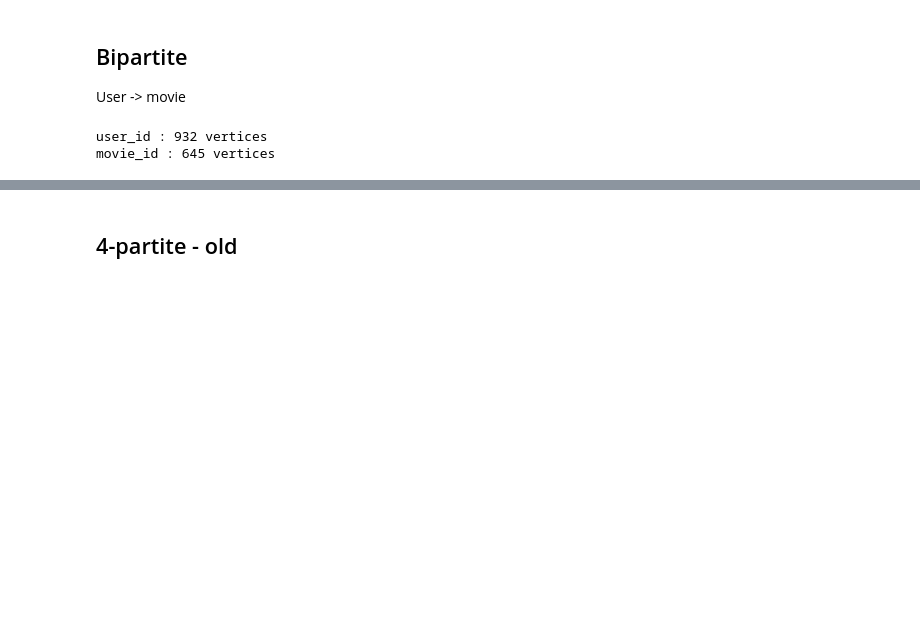
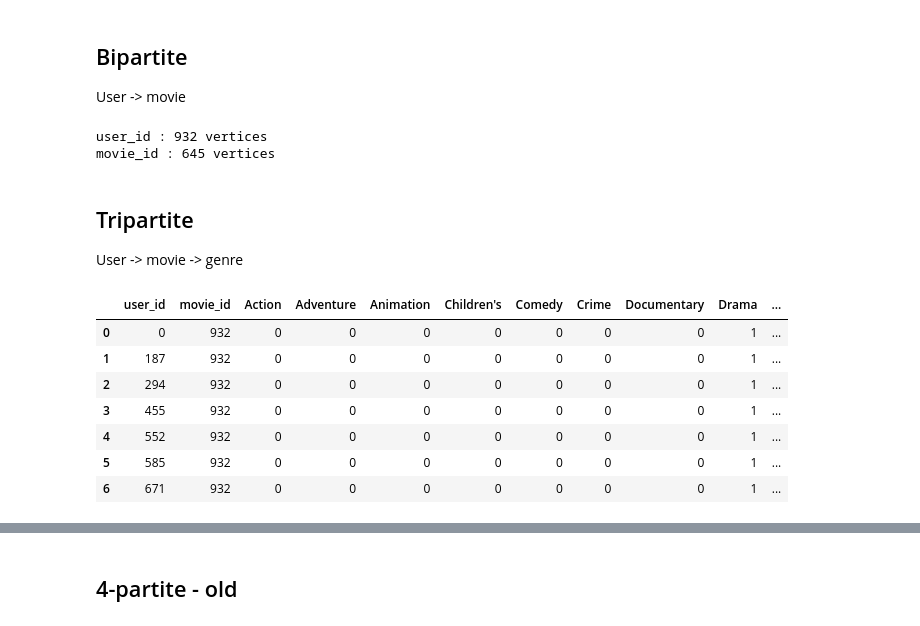
Before and after one commit to renatasarmet/mfbn, a Jupyter notebook: notebooks/exploring_movies_lens_100k.ipynb, the cells around one changed output, grey strips where cells are left out. Saved outputs shown, nothing was run; the diff lists cells and outputs as text; code cells hidden in the pictures; blank space fills up the shorter version.

```diff
--- a/notebooks/exploring_movies_lens_100k.ipynb
+++ b/notebooks/exploring_movies_lens_100k.ipynb
@@ -289,3 +297,17 @@ generate_all_files(ratings_small_a, filepath)
 # %% [output]
 user_id : 932 vertices
 movie_id : 645 vertices
+# %% [markdown]
+## Tripartite
+User -> movie -> genre
+# %%
+ratings_small_a[ratings_small_a.movie_id==932]
+# %% [output]
+|  | user_id | movie_id | Action | Adventure | Animation | Children's | Comedy | Crime | Documentary | Drama | ... |
+| 0 | 0 | 932 | 0 | 0 | 0 | 0 | 0 | 0 | 0 | 1 | ... |
+| 1 | 187 | 932 | 0 | 0 | 0 | 0 | 0 | 0 | 0 | 1 | ... |
+| 2 | 294 | 932 | 0 | 0 | 0 | 0 | 0 | 0 | 0 | 1 | ... |
+| 3 | 455 | 932 | 0 | 0 | 0 | 0 | 0 | 0 | 0 | 1 | ... |
+| 4 | 552 | 932 | 0 | 0 | 0 | 0 | 0 | 0 | 0 | 1 | ... |
+| 5 | 585 | 932 | 0 | 0 | 0 | 0 | 0 | 0 | 0 | 1 | ... |
+| 6 | 671 | 932 | 0 | 0 | 0 | 0 | 0 | 0 | 0 | 1 | ... |
```
Also changed, not shown: parts of 18 cells of this notebook, 2 other files.
